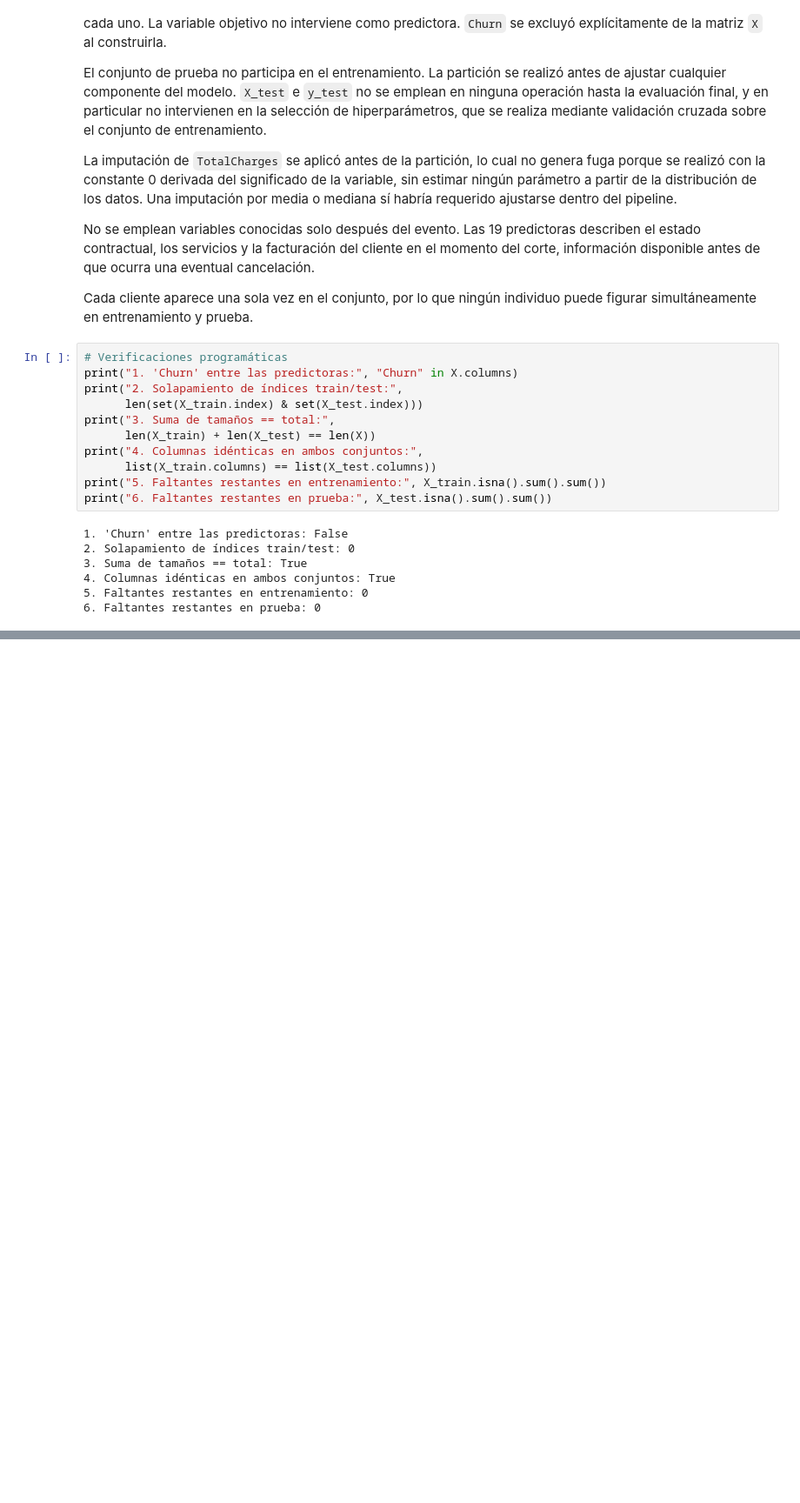
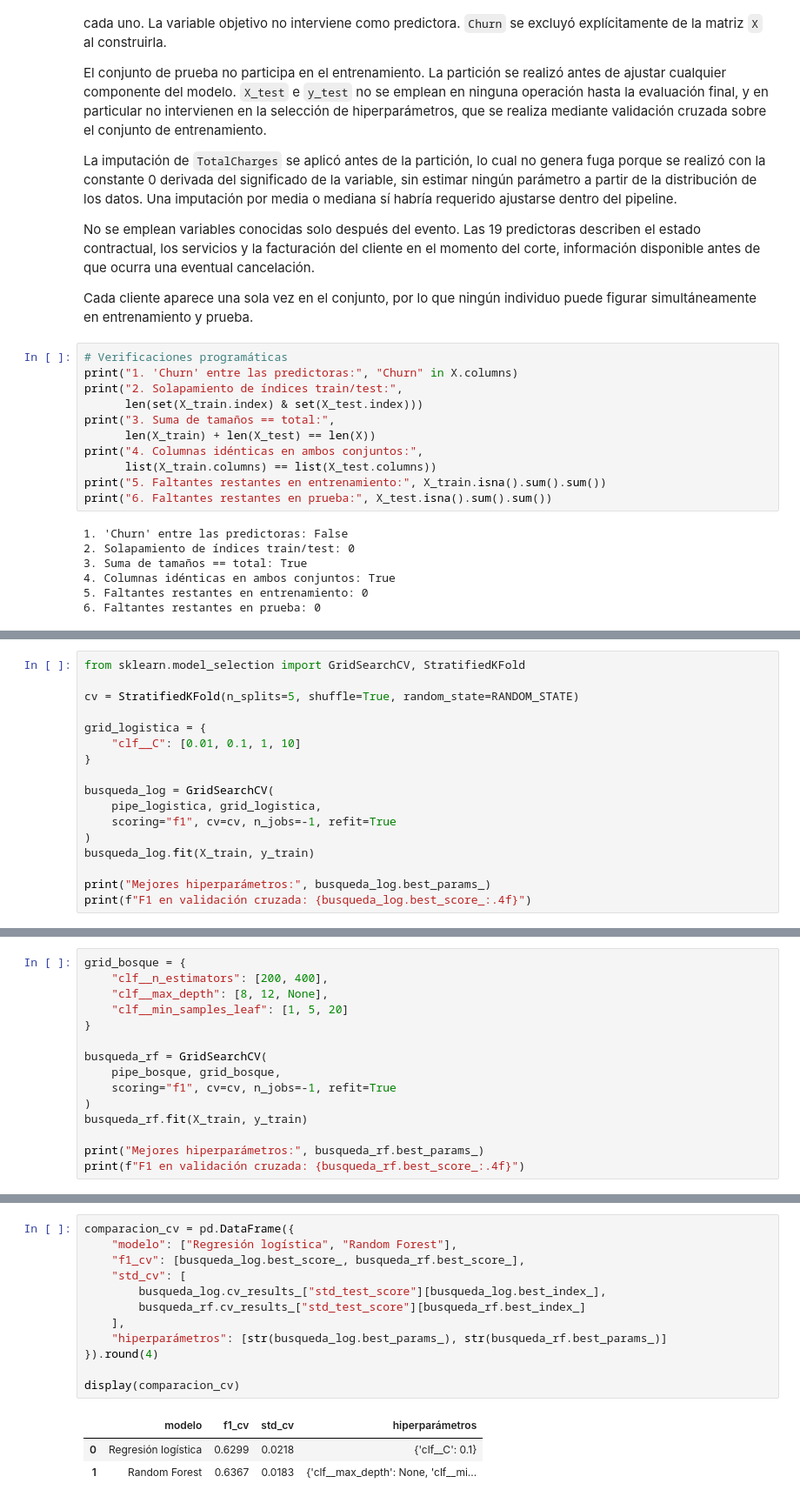
Before and after one commit to Jonathan2311-jp/proyecto-integrador-churn, a Jupyter notebook: fase-1/notebook.ipynb, the cells around one changed output, grey strips where cells are left out. Shown at 87% size. Saved outputs shown, nothing was run; the diff lists cells and outputs as text; blank space fills up the shorter version.

```diff
--- a/fase-1/notebook.ipynb
+++ b/fase-1/notebook.ipynb
@@ -830,0 +1070,17 @@ print("6. Faltantes restantes en prueba:", X_test.isna().sum().sum())
+# %%
+from sklearn.model_selection import GridSearchCV, StratifiedKFold
+
+cv = StratifiedKFold(n_splits=5, shuffle=True, random_state=RANDOM_STATE)
+
+grid_logistica = {
+    "clf__C": [0.01, 0.1, 1, 10]
+}
+
+busqueda_log = GridSearchCV(
+    pipe_logistica, grid_logistica,
+    scoring="f1", cv=cv, n_jobs=-1, refit=True
+)
+busqueda_log.fit(X_train, y_train)
+
+print("Mejores hiperparámetros:", busqueda_log.best_params_)
+print(f"F1 en validación cruzada: {busqueda_log.best_score_:.4f}")
@@ -830,0 +1090,15 @@ print("6. Faltantes restantes en prueba:", X_test.isna().sum().sum())
+# %%
+grid_bosque = {
+    "clf__n_estimators": [200, 400],
+    "clf__max_depth": [8, 12, None],
+    "clf__min_samples_leaf": [1, 5, 20]
+}
+
+busqueda_rf = GridSearchCV(
+    pipe_bosque, grid_bosque,
+    scoring="f1", cv=cv, n_jobs=-1, refit=True
+)
+busqueda_rf.fit(X_train, y_train)
+
+print("Mejores hiperparámetros:", busqueda_rf.best_params_)
+print(f"F1 en validación cruzada: {busqueda_rf.best_score_:.4f}")
@@ -830,0 +1121,16 @@ print("6. Faltantes restantes en prueba:", X_test.isna().sum().sum())
+# %%
+comparacion_cv = pd.DataFrame({
+    "modelo": ["Regresión logística", "Random Forest"],
+    "f1_cv": [busqueda_log.best_score_, busqueda_rf.best_score_],
+    "std_cv": [
+        busqueda_log.cv_results_["std_test_score"][busqueda_log.best_index_],
+        busqueda_rf.cv_results_["std_test_score"][busqueda_rf.best_index_]
+    ],
+    "hiperparámetros": [str(busqueda_log.best_params_), str(busqueda_rf.best_params_)]
+}).round(4)
+
+display(comparacion_cv)
+# %% [output]
+|  | modelo | f1_cv | std_cv | hiperparámetros |
+| 0 | Regresión logística | 0.6299 | 0.0218 | {'clf__C': 0.1} |
+| 1 | Random Forest | 0.6367 | 0.0183 | {'clf__max_depth': None, 'clf__mi... |
```
Also changed, not shown: parts of 44 cells of this notebook.
